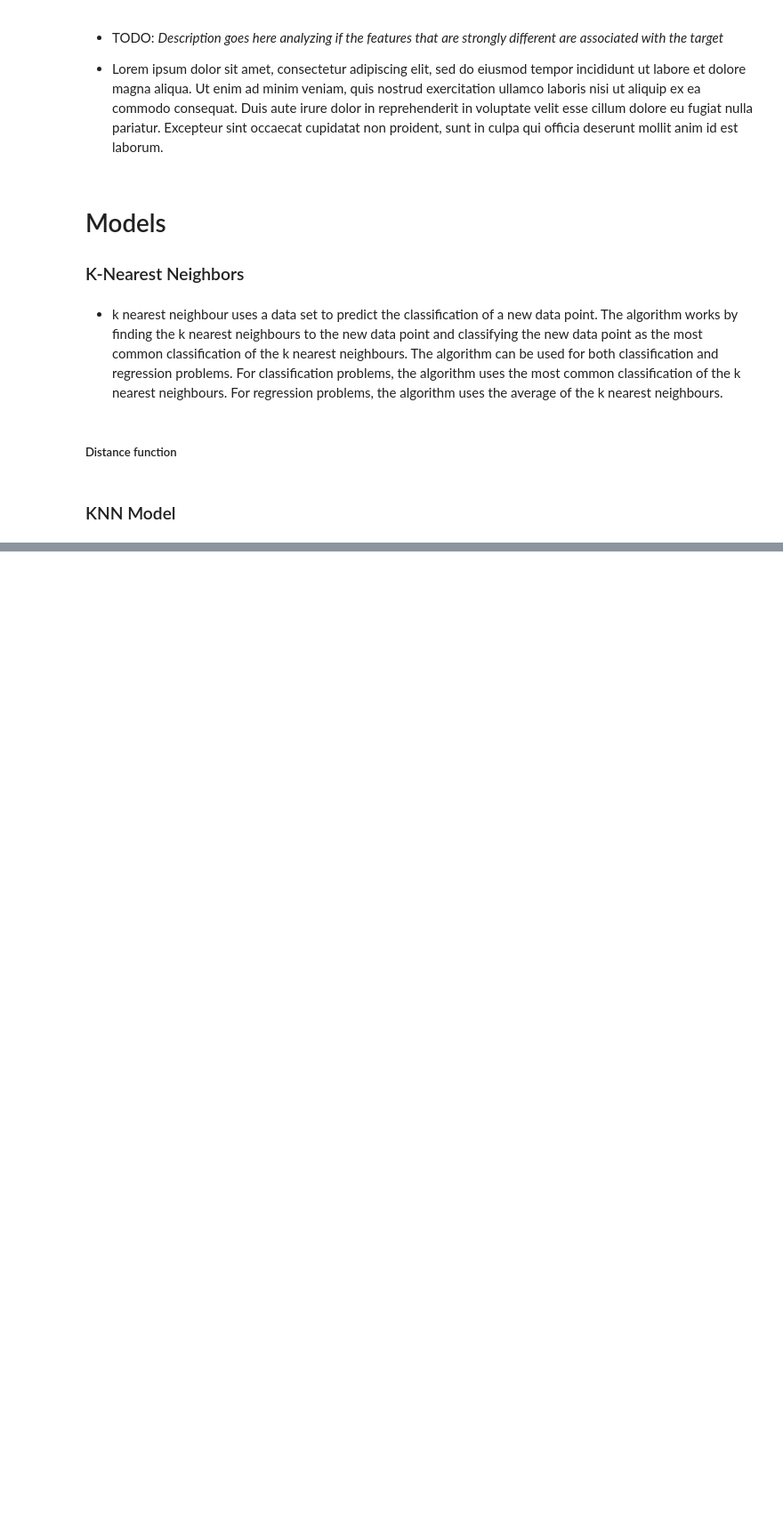
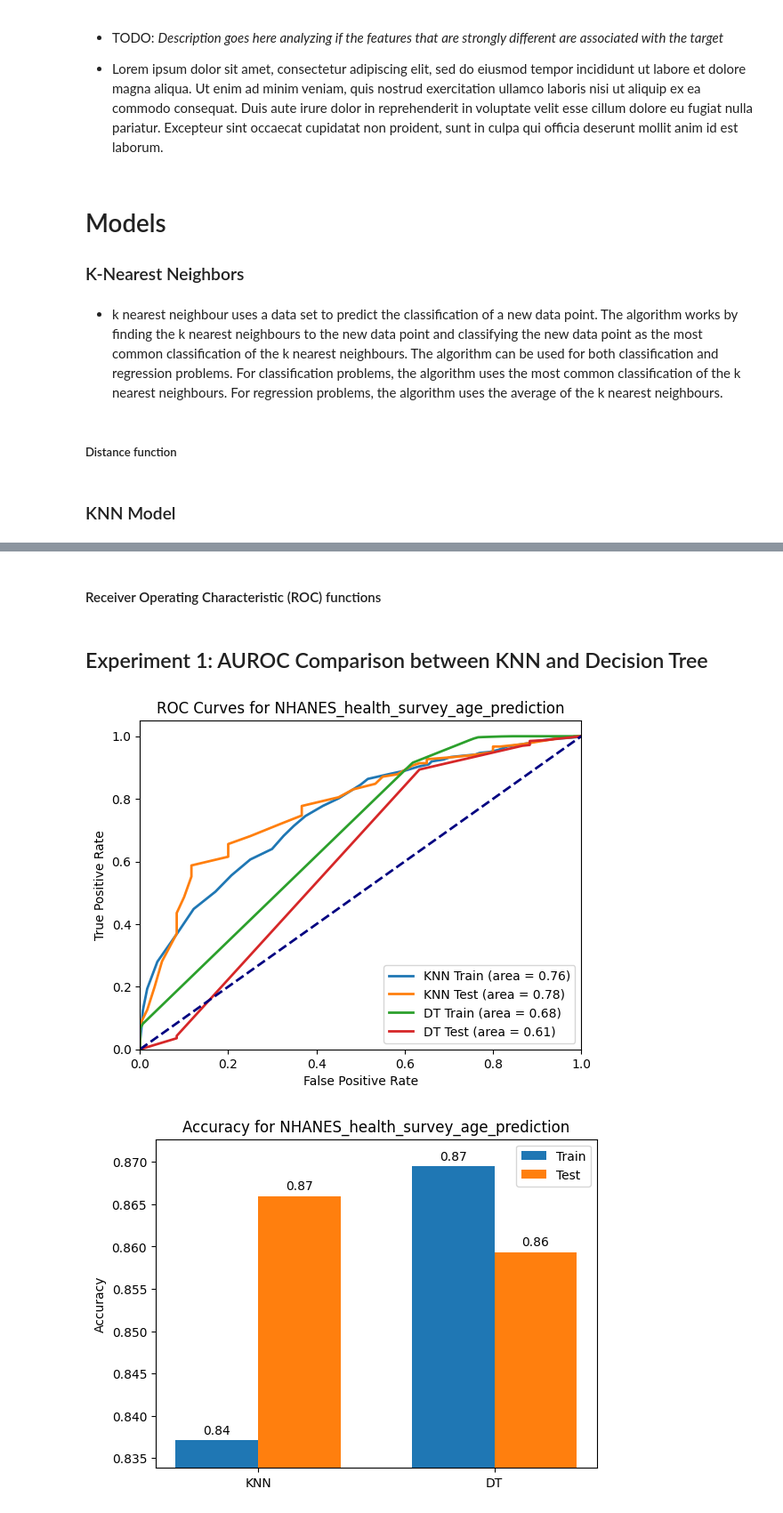
Before and after one commit to rudolfKischer/comp551asgn1, a Jupyter notebook: KNNexperiments.ipynb, the cells around one changed output, grey strips where cells are left out. Shown at 89% size. Cells and saved outputs as stored; diff of their text form; code cells hidden in the pictures; blank space fills up the shorter version.

Commit message:
add-experiments-1-4

```diff
--- a/KNNexperiments.ipynb
+++ b/KNNexperiments.ipynb
@@ -261,7 +489,7 @@ def train_test_split(dataset, split, shuffle=True, seed=1):
     X = dataset.features
     Y = dataset.targets
     XY = pd.concat([X, Y], axis=1)
-    XY_shuffled = XY.sample(frac=1, random_state=seed).reset_index(drop=True)
+    XY_shuffled = XY.sample(frac=1, random_state=seed) #.reset_index(drop=True)
     split_idx = int(len(XY) * split)
 
     y_size = -Y.shape[1]
@@ -276,4 +504,6 @@ def train_test_split(dataset, split, shuffle=True, seed=1):
     X_test = test_set.iloc[:, :y_size]
     Y_test = test_set.iloc[:, y_size:]
 
+    # we need to maintain the the original index
+
     return X_train, Y_train, X_test, Y_test
@@ -286,6 +509,0 @@ X2_train, Y2_train, X2_test, Y2_test = train_test_split(dataset_1, test_size)
-# %%
-knn = KNN()
-
-knn.fit(X1_train, Y1_train, k=3)
-# %%
-prediction, label_probs = knn.predict(X1_test)
@@ -329,0 +513,9 @@ Percentage of Correct Predictions: 85.90308370044053%
+# %%
+
+# Evaluation functions
+def get_knn_probs(X_t, Y_t, X_e, k):
+  knn = KNN()
+  knn.fit(X_t, Y_t, k)
+  return knn.predict(X_e)
+# %% [markdown]
+#### Receiver Operating Characteristic (ROC) functions
@@ -329,0 +563,2 @@ Percentage of Correct Predictions: 85.90308370044053%
+# %% [markdown]
+## Experiment 1: AUROC Comparison between KNN and Decision Tree
@@ -329,0 +668,9 @@ Percentage of Correct Predictions: 85.90308370044053%
+# %%
+plot_multiple_roc_curves(d1_curves, f'ROC Curves for {DATA_SET_1_NAME}')
+plot_accuracy_bar_chart(d1_accuracies, f'Accuracy for {DATA_SET_1_NAME}')
+
+plot_multiple_roc_curves(d2_curves, f'ROC Curves for {DATA_SET_2_NAME}')
+plot_accuracy_bar_chart(d2_accuracies, f'Accuracy for {DATA_SET_2_NAME}')
+# %% [output]
+[figure, added]
+[figure, added]
```
Also changed, not shown: parts of 41 cells of this notebook.
